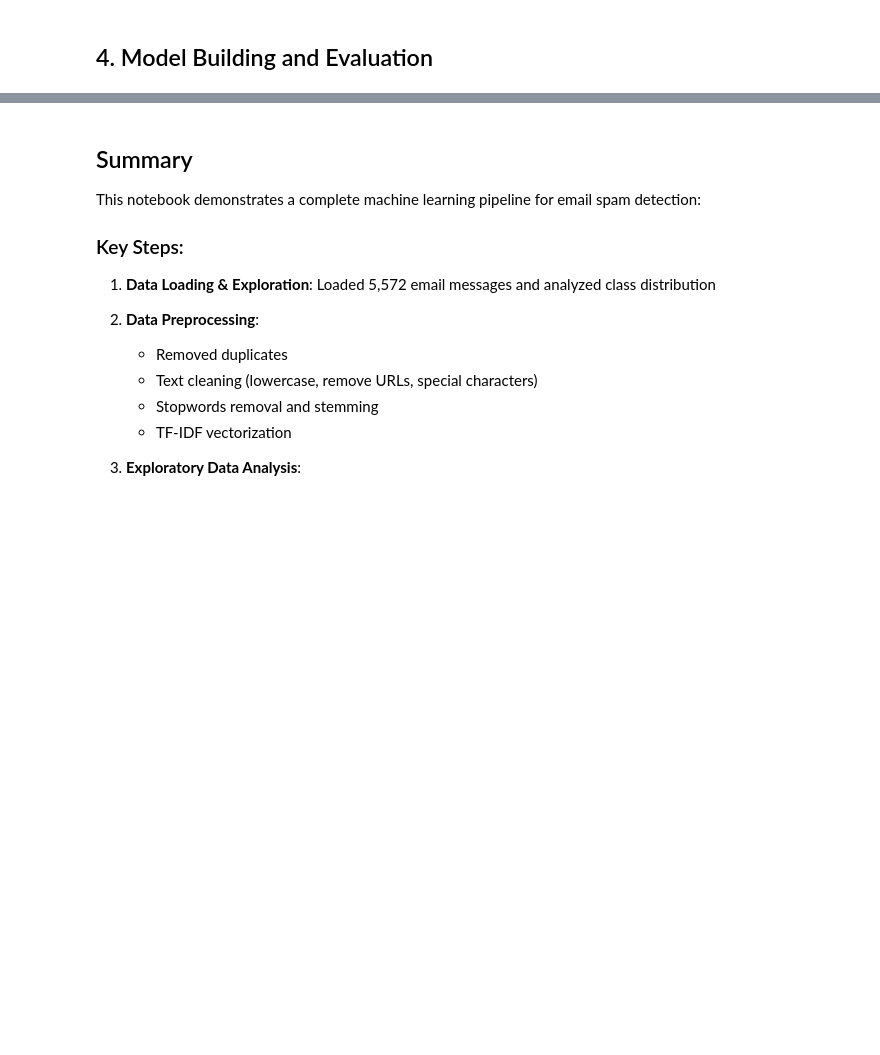
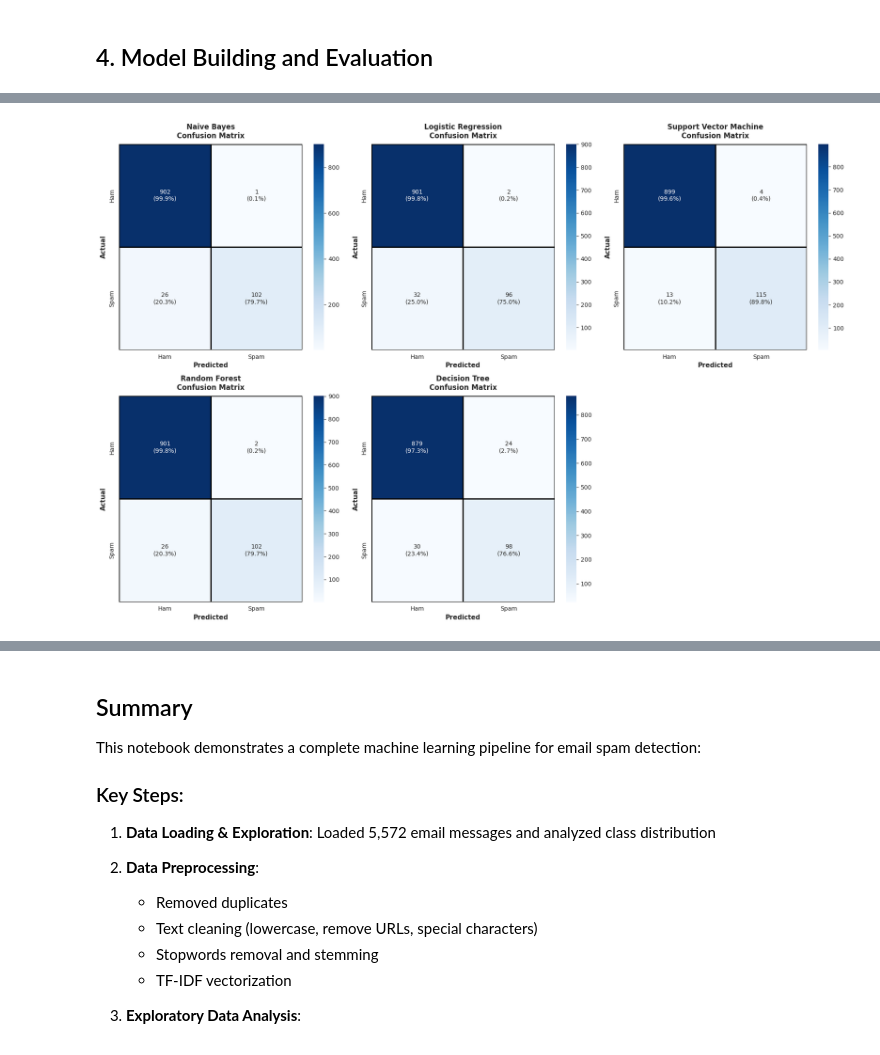
Before and after one commit to an114116/BTL-Machine-Learning, a Jupyter notebook: index.ipynb, the cells around one changed output, grey strips where cells are left out. Saved outputs shown, nothing was run; the diff lists cells and outputs as text; code cells hidden in the pictures; blank space fills up the shorter version.

```diff
--- a/index.ipynb
+++ b/index.ipynb
@@ -1294,6 +1650,7 @@ for name, model in models.items():
 
     # Predict
     y_pred_enc = model.predict(X_test_tfidf)
+    y_pred_proba = model.predict_proba(X_test_tfidf)[:, 1] if hasattr(model, 'predict_proba') else None
 
     # Metrics
     acc = accuracy_score(y_test_enc, y_pred_enc)
@@ -1314,11 +1671,13 @@ for name, model in models.items():
 
     # Store
     results[name] = {
+        'model': models,
         'accuracy': acc,
         'precision': prec,
         'recall': rec,
         'f1_score': f1,
         'predictions_encoded': y_pred_enc,
+        'probabilities': y_pred_proba,
         'predictions_labels': le.inverse_transform(y_pred_enc),
         'classification_report': cls_report,
         'confusion_matrix': cm.tolist(),  # easy to JSON-serialize
@@ -1374,30 +1764,28 @@ plt.show()
 # %%
-# Confusion matrices
 fig, axes = plt.subplots(2, 3, figsize=(18, 12))
 axes = axes.ravel()
 
 for idx, (name, result) in enumerate(results.items()):
-    cm = confusion_matrix(y_test_enc, y_pred_enc)
-
-    # Calculate percentages
+    cm = np.array(result['confusion_matrix'])
     cm_percent = cm.astype('float') / cm.sum(axis=1)[:, np.newaxis] * 100
 
-    # Annotations
     annot = np.array([[f'{cm[i,j]}\n({cm_percent[i,j]:.1f}%)'
-                      for j in range(cm.shape[1])]
+                       for j in range(cm.shape[1])]
                       for i in range(cm.shape[0])])
 
     sns.heatmap(cm, annot=annot, fmt='', cmap='Blues', ax=axes[idx],
                 xticklabels=['Ham', 'Spam'],
                 yticklabels=['Ham', 'Spam'],
                 cbar=True, linewidths=2, linecolor='black')
 
-    axes[idx].set_title(f' {name}\nConfusion Matrix', fontsize=12, fontweight='bold', pad=10)
+    axes[idx].set_title(f'{name}\nConfusion Matrix', fontsize=12, fontweight='bold', pad=10)
     axes[idx].set_ylabel('Actual', fontsize=11, fontweight='bold')
     axes[idx].set_xlabel('Predicted', fontsize=11, fontweight='bold')
 
-#Hide the remaining cells
 for j in range(len(results), len(axes)):
     fig.delaxes(axes[j])
+
 plt.tight_layout()
 plt.show()
+# %% [output]
+[figure, added]
```
Also changed, not shown: parts of 47 cells of this notebook.
